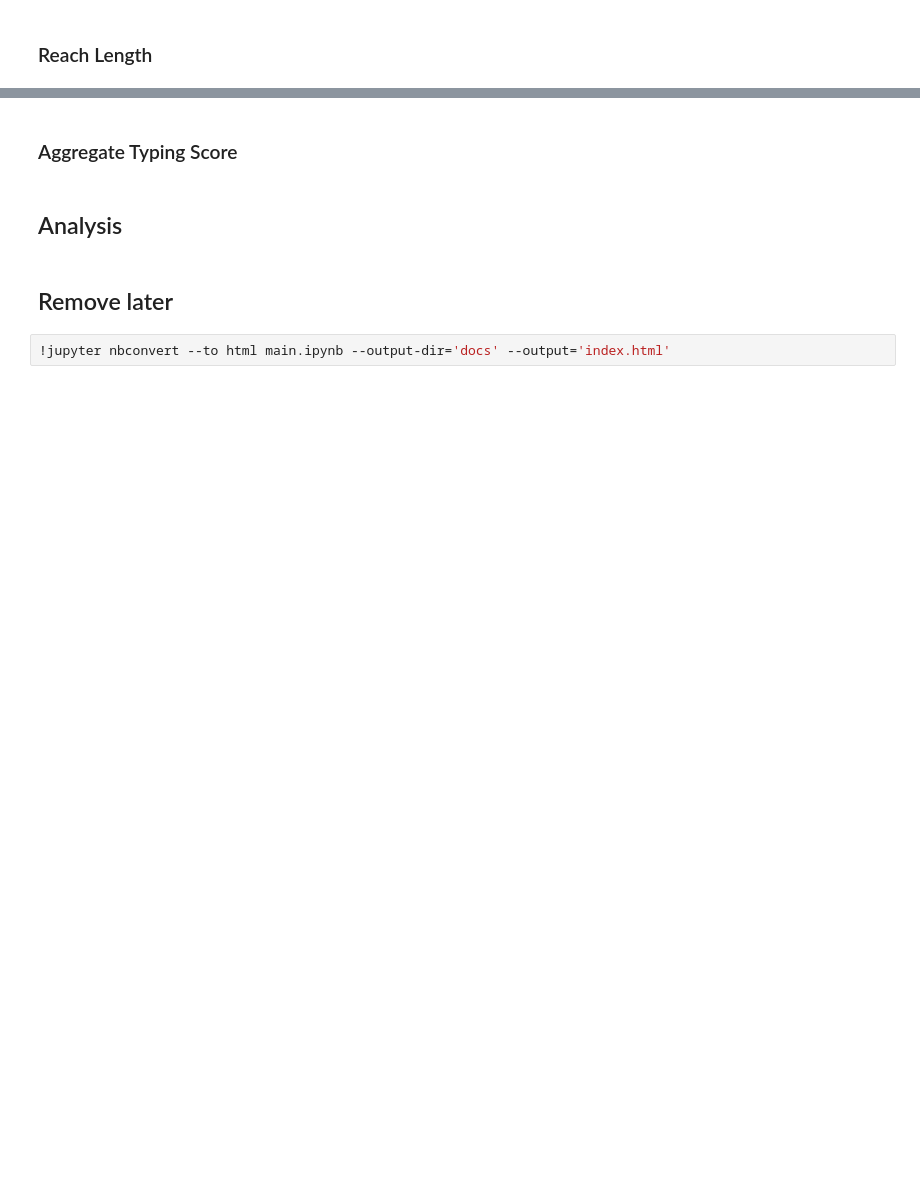
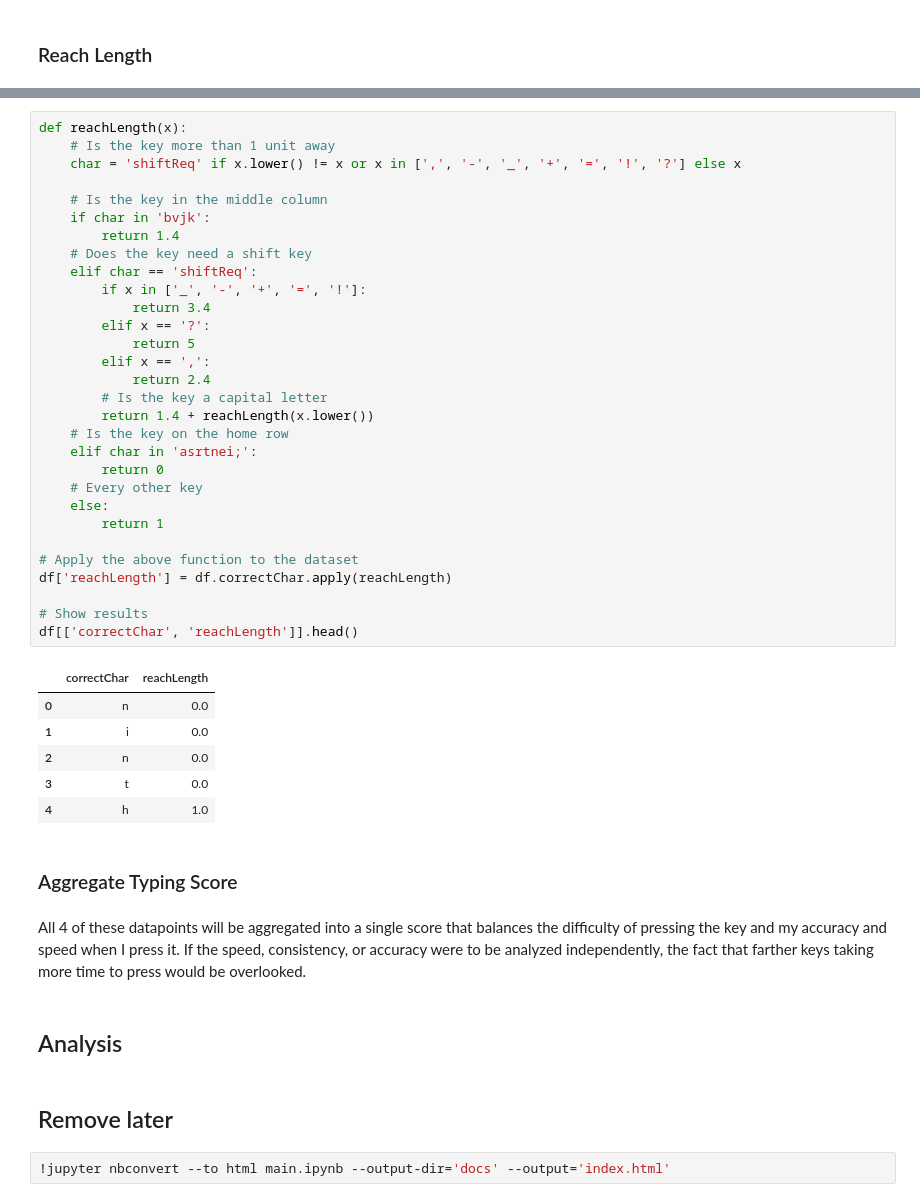
Before and after one commit to rmchorgh/MonkeyTypeMachineLearn, a Jupyter notebook: main.ipynb, the cells around one changed output, grey strips where cells are left out. Cells and saved outputs as stored; diff of their text form; blank space fills up the shorter version.

```diff
--- a/main.ipynb
+++ b/main.ipynb
@@ -361,5 +373,44 @@ df[['activeWord', 'acc']].head(50)
+# %%
+def reachLength(x):
+	# Is the key more than 1 unit away
+	char = 'shiftReq' if x.lower() != x or x in [',', '-', '_', '+', '=', '!', '?'] else x
+
+	# Is the key in the middle column
+	if char in 'bvjk':
+		return 1.4
+	# Does the key need a shift key
+	elif char == 'shiftReq':
+		if x in ['_', '-', '+', '=', '!']:
+			return 3.4
+		elif x == '?':
+			return 5
+		elif x == ',':
+			return 2.4
+		# Is the key a capital letter
+		return 1.4 + reachLength(x.lower())
+	# Is the key on the home row
+	elif char in 'asrtnei;':
+		return 0
+	# Every other key
+	else:
+		return 1
+
+# Apply the above function to the dataset
+df['reachLength'] = df.correctChar.apply(reachLength)
+
+# Show results
+df[['correctChar', 'reachLength']].head()
+# %% [output]
+|  | correctChar | reachLength |
+| 0 | n | 0.0 |
+| 1 | i | 0.0 |
+| 2 | n | 0.0 |
+| 3 | t | 0.0 |
+| 4 | h | 1.0 |
 # %% [markdown]
 ### Aggregate Typing Score
+# %% [markdown]
+All 4 of these datapoints will be aggregated into a single score that balances the difficulty of pressing the key and my accuracy and speed when I press it. If the speed, consistency, or accuracy were to be analyzed independently, the fact that farther keys taking more time to press would be overlooked.
 # %% [markdown]
 ## Analysis
 # %% [markdown]
```
Also changed, not shown: parts of 11 cells of this notebook, 3 other files.
